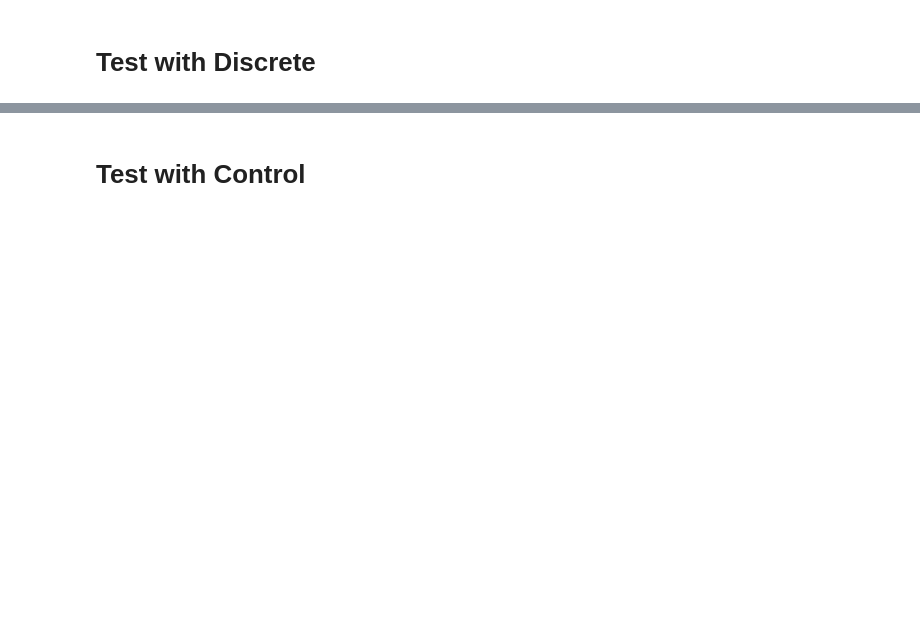
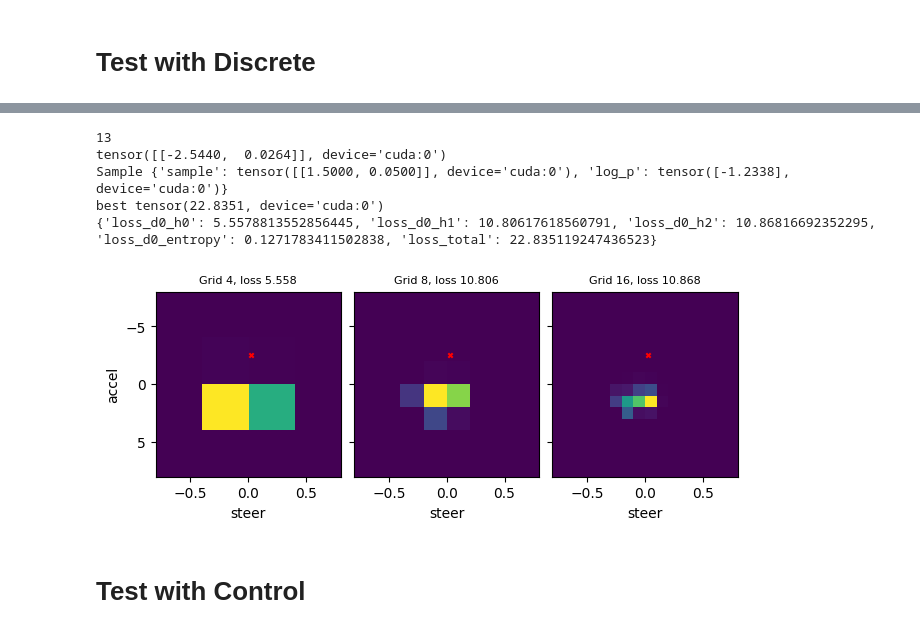
Before and after one commit to zzx9636/MTR, a Jupyter notebook: test_bc.ipynb, the cells around one changed output, grey strips where cells are left out. Drawn from its saved outputs; the diff is of its cells as text; code cells hidden in the pictures; blank space fills up the shorter version.

```diff
--- a/test_bc.ipynb
+++ b/test_bc.ipynb
@@ -42,7 +42,7 @@ data_iter = WomdLoader(data_config=WOMD_1_2_0_VAL_LOCAL)
 # %%
 # cfg_file = 'tools/cfgs/waymo/bc_atten_discrete.yaml'
 # cfg_from_yaml_file(cfg_file, cfg)
-model_path = 'output/bc_discrete_4_freeze/epoch=0-step=45000.ckpt'
+model_path = 'output/bc_discrete_4_freeze/epoch=0-step=300000.ckpt'
 
 BC = BehaviorCloning.load_from_checkpoint(model_path, map_location='cpu')
 _ = BC.to('cuda')
@@ -62,33 +67,40 @@ t= 0
 # %%
 print(t)
 input = process_input(
     scenario,
     is_ctrl,
     from_gt=True,
     current_time_index=t,
-    hide_history=11
+    hide_history=1
     )
 
 gt_action, action_valid = inverse_unicycle_control(scenario)
 
 # gt_action = np.asarray(
 # compute_inverse(scenario.log_trajectory, t, estimate_yaw_with_velocity=True).data[is_ctrl]
 # )
 input['gt_action'] = gt_action[a, t:t+1]
 batch = merge_dict([input], 'cuda')
 
 BC.zero_grad()
 with torch.no_grad():
     encoder_output = BC.encoder(batch, retain_input=True)
     decoder_output = BC.decoder(encoder_output)
     total_loss_best, tb_dict_best = BC.decoder.get_loss(decoder_output, debug = True)
 
 print('Sample', BC.decoder.sample(decoder_output, True))
 
 print('best', total_loss_best)
 print(tb_dict_best)
 
 t += 1
+# %% [output]
+13
+tensor([[-2.5440,  0.0264]], device='cuda:0')
+Sample {'sample': tensor([[1.5000, 0.0500]], device='cuda:0'), 'log_p': tensor([-1.2338], device='cuda:0')}
+best tensor(22.8351, device='cuda:0')
+{'loss_d0_h0': 5.5578813552856445, 'loss_d0_h1': 10.80617618560791, 'loss_d0_h2': 10.86816692352295, 'loss_d0_entropy': 0.1271783411502838, 'loss_total': 22.835119247436523}
+[figure, added]
 # %% [markdown]
 # Test with Control
 # %%
```
Also changed, not shown: parts of 5 cells of this notebook, 21 other files.
